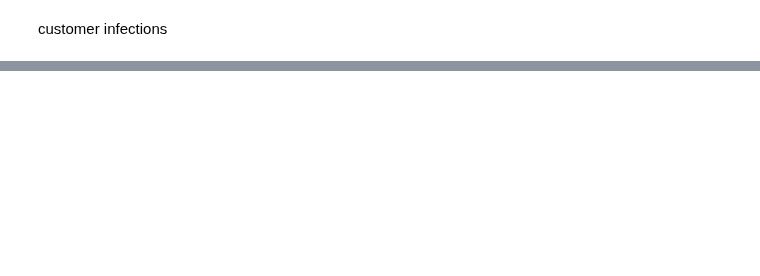
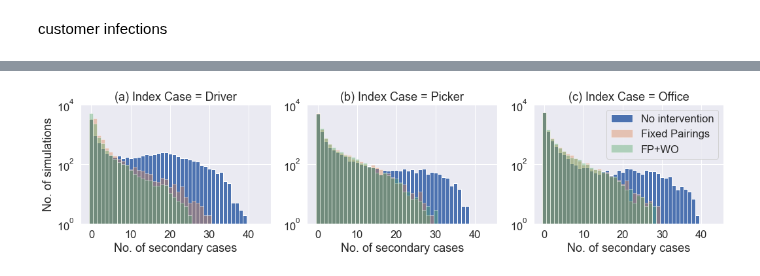
Before and after one commit to CarlWhitfield/Workplace_delivery_transmission, a Jupyter notebook: Network_workplace_model/Latest_results/plot_pairs_param_sweep.ipynb, the cells around one changed output, grey strips where cells are left out. Drawn from its saved outputs; the diff is of its cells as text; code cells hidden in the pictures; blank space fills up the shorter version.

```diff
--- a/Network_workplace_model/Latest_results/plot_pairs_param_sweep.ipynb
+++ b/Network_workplace_model/Latest_results/plot_pairs_param_sweep.ipynb
@@ -215,0 +216,21 @@ sp.savefig('Customer_infections_pairs.png')
+# %%
+fig, ax = plt.subplots(1,3,figsize=(15,4))
+ntd = 2
+nphi = 0
+for (i,II) in enumerate(np.array([1,2,3])):
+    dfh = dfreduced[(dfreduced['InfInit'] == II)*(dfreduced['tD']==TD[ntd])*(dfreduced['Scenario']=="No intervention")]
+    ax[i].hist(dfh['Ninfected'],bins=(np.arange(45)-0.5),label="No intervention")
+    dfh = dfreduced[(dfreduced['InfInit'] == II)*(dfreduced['tD']==TD[ntd])*(dfreduced['Scenario']=="Fixed pairings")]
+    ax[i].hist(dfh['Ninfected'],bins=(np.arange(45)-0.5),label="Fixed Pairings",alpha=0.4)
+    dfh = dfreduced[(dfreduced['InfInit'] == II)*(dfreduced['tD']==TD[ntd])*(dfreduced['Scenario']=="FP + WO")]
+    ax[i].hist(dfh['Ninfected'],bins=(np.arange(45)-0.5),label="FP+WO",alpha=0.4)
+    ax[i].set_yscale('log')
+    ax[i].set_ylim((1,10000))
+    ax[i].set_title('(%s) Index Case = %s'%(lab[i],job[i]))
+    ax[i].set_xlabel('No. of secondary cases')
+ax[0].set_ylabel('No. of simulations')
+fig.tight_layout()
+ax[2].legend(loc='upper right')
+fig.savefig('secondary_cases_hist_pairs.png')
+# %% [output]
+[figure, added]
```
Also changed, not shown: parts of 6 cells of this notebook, 8 other files.
